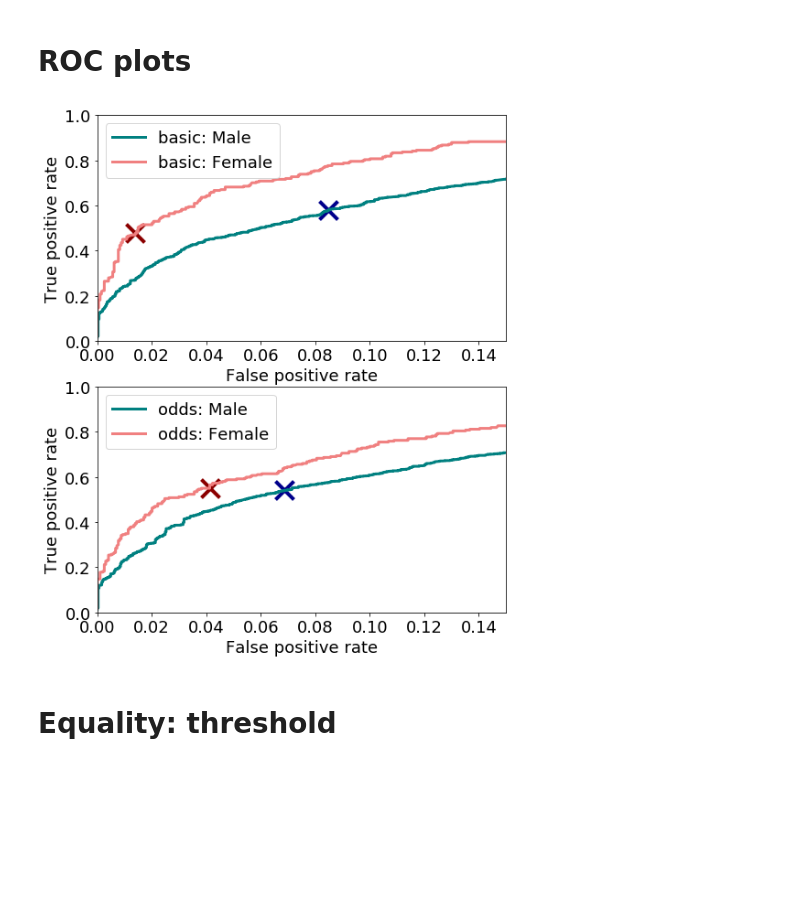
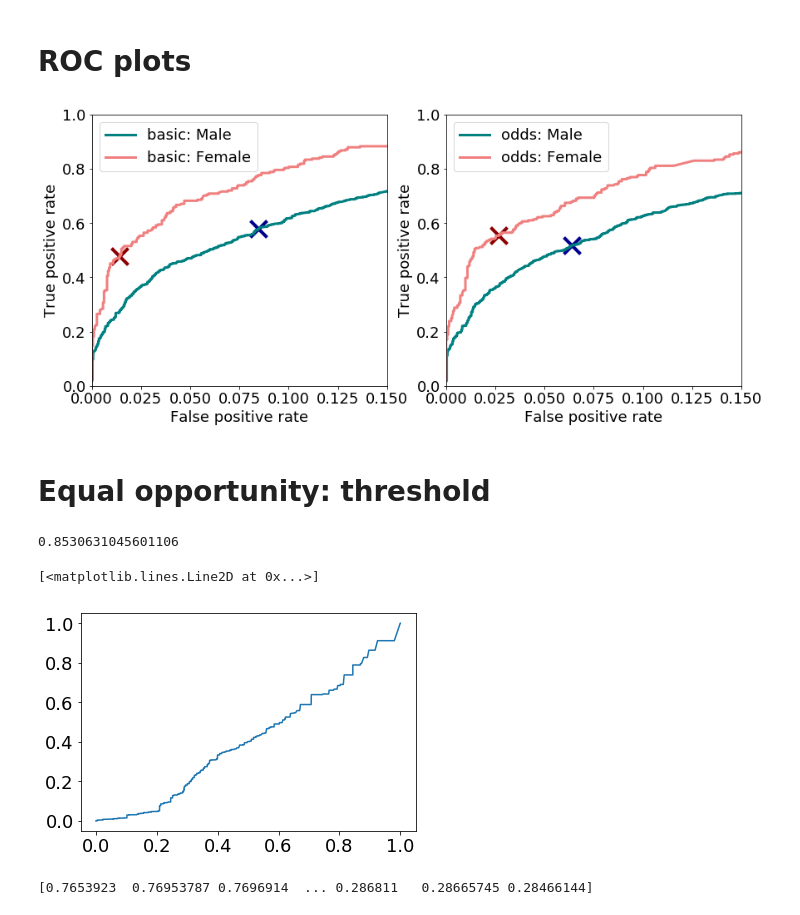
Before and after one commit to jusyc/fad, a Jupyter notebook: plots.ipynb, the cells around one changed output. Drawn from its saved outputs; the diff is of its cells as text; code cells hidden in the pictures; blank space fills up the shorter version.

Commit message:
More plots

```diff
--- a/plots.ipynb
+++ b/plots.ipynb
@@ -44,7 +44,7 @@ for alpha in alphas:
     + alpha + '-model.pth')
 
 basic_model_name = path + 'basic-model/' + 'learning_rate_0.001-num_iters_3000-n_h_10--dropout_rate_0.5--model.pth'
-odds_model_name = path + protected_var + '-odds-alpha-model/' + 'learning_rate_0.001-num_iters_3000-n_h_10-n_h_adv_10-dropout_rate_0.5-alpha_300-model.pth'
+odds_model_name = path + protected_var + '-odds-alpha-model/' + 'learning_rate_0.001-num_iters_3000-n_h_10-n_h_adv_10-dropout_rate_0.5-alpha_10-model.pth'
 parity_model_name = path + protected_var + '-parity-alpha-model/' + 'learning_rate_0.001-num_iters_3000-n_h_10-n_h_adv_10-dropout_rate_0.5-alpha_10-model.pth'
 # %%
 # Load models
@@ -59,6 +59,10 @@ parity_model = load_model(parity_model_name)
 alpha_models = {}
 for i, alpha in enumerate(alphas):
   alpha_models[alpha] = load_model(alpha_names[i])
+# %%
+basic_yhat = basic_model(X_tensor).data.numpy().squeeze()
+odds_yhat = odds_model(X_tensor).data.numpy().squeeze()
+parity_yhat = parity_model(X_tensor).data.numpy().squeeze()
 # %%
 def find_nearest(array, value):
     array = np.asarray(array)
@@ -67,19 +71,18 @@ def find_nearest(array, value):
 # %% [markdown]
 # ROC plots
 # %%
-def get_roc(model):
-  ypred = model(X_tensor).data.numpy().squeeze()
+def get_roc(yhat):
   curves = []
   for i in range(len(protected_var_categories)):
-    curves.append(roc_curve(y[z == i], ypred[z == i]))
+    curves.append(roc_curve(y[z == i], yhat[z == i]))
   return curves
 
-basic_roc = get_roc(basic_model)
-odds_roc = get_roc(odds_model)
-parity_roc = get_roc(parity_model)
-alpha_rocs = {}
-for alpha in alpha_models:
-  alpha_rocs[alpha] = get_roc(alpha_models[alpha])
+basic_roc = get_roc(basic_yhat)
+odds_roc = get_roc(odds_yhat)
+parity_roc = get_roc(parity_yhat)
+# alpha_rocs = {}
+# for alpha in alpha_models:
+#   alpha_rocs[alpha] = get_roc(alpha_models[alpha])
 # %%
 colors = ['teal', 'lightcoral']
 colors2 = ['darkblue', 'darkred']
@@ -101,14 +104,14 @@ def plot_roc(curves, ax, model_type, xrange=None, yrange=None):
 # %%
 xrange = [0, 0.15]
 yrange = [0, 1]
-fig, axes = plt.subplots(2, 1, figsize=(8,10))
+fig, axes = plt.subplots(1, 2, figsize=(14,6))
 # Plot 1
-def plot_compare(roc, row, name):
-  plot_roc(roc, axes[row], name, xrange=xrange, yrange=yrange)
+def plot_compare(roc, idx, name):
+  plot_roc(roc, axes[idx], name, xrange=xrange, yrange=yrange)
 
 plot_compare(basic_roc, 0, 'basic')
 plot_compare(odds_roc, 1, 'odds')
 # %% [output]
-[figure, old version]
+[figure, new version]
 # %% [markdown]
-# Equality: threshold
+# Equal opportunity: threshold
@@ -116,0 +118,13 @@ def plot_threshold(male_roc, female_roc):
+# %%
+def predict_by_sex(yhat, male_thresh, female_thresh):
+  ypred = np.zeros_like(yhat).astype(bool)
+  ypred[z == 0] = (yhat[z == 0] > male_thresh)
+  ypred[z == 1] = (yhat[z == 1] > female_thresh)
+  return ypred
+
+def get_acc_from_threshold(yhat, y, male_thresh, female_thresh):
+  return np.sum([predict_by_sex(yhat, male_thresh, female_thresh) == y]) / y.shape[0]
+
+print(get_acc_from_threshold(basic_yhat, y, 0.5, 0.5))
+# %% [output]
+0.8530631045601106
@@ -116,0 +142,21 @@ def plot_threshold(male_roc, female_roc):
+# %%
+male_fpr, male_tpr, male_threshs = basic_roc[0]
+female_fpr, female_tpr, female_threshs = basic_roc[1]
+plt.plot(male_threshs, female_threshs[basic_female_ids])
+# %% [output]
+[<matplotlib.lines.Line2D at 0x...>]
+[figure, added]
+# %%
+def get_opportunity_accuracies(yhat, male_roc, female_roc, female_ids):
+  male_fpr, male_tpr, male_threshs = male_roc
+  female_fpr, female_tpr, female_threshs = female_roc
+  accuracies = np.zeros_like(male_threshs)
+  for i, male_thresh in enumerate(male_threshs):
+    female_thresh = female_threshs[female_ids[i]]
+    accuracies[i] = get_acc_from_threshold(yhat, y, male_thresh, female_thresh)
+  return accuracies
+
+basic_opp_acc = get_opportunity_accuracies(basic_yhat, basic_roc[0], basic_roc[1], basic_female_ids)
+odds_opp_acc = get_opportunity_accuracies(odds_yhat, odds_roc[0], odds_roc[1], odds_female_ids)
+# %% [output]
+[0.7653923  0.76953787 0.7696914  ... 0.286811   0.28665745 0.28466144]
```
Also changed, not shown: parts of 5 cells of this notebook.
